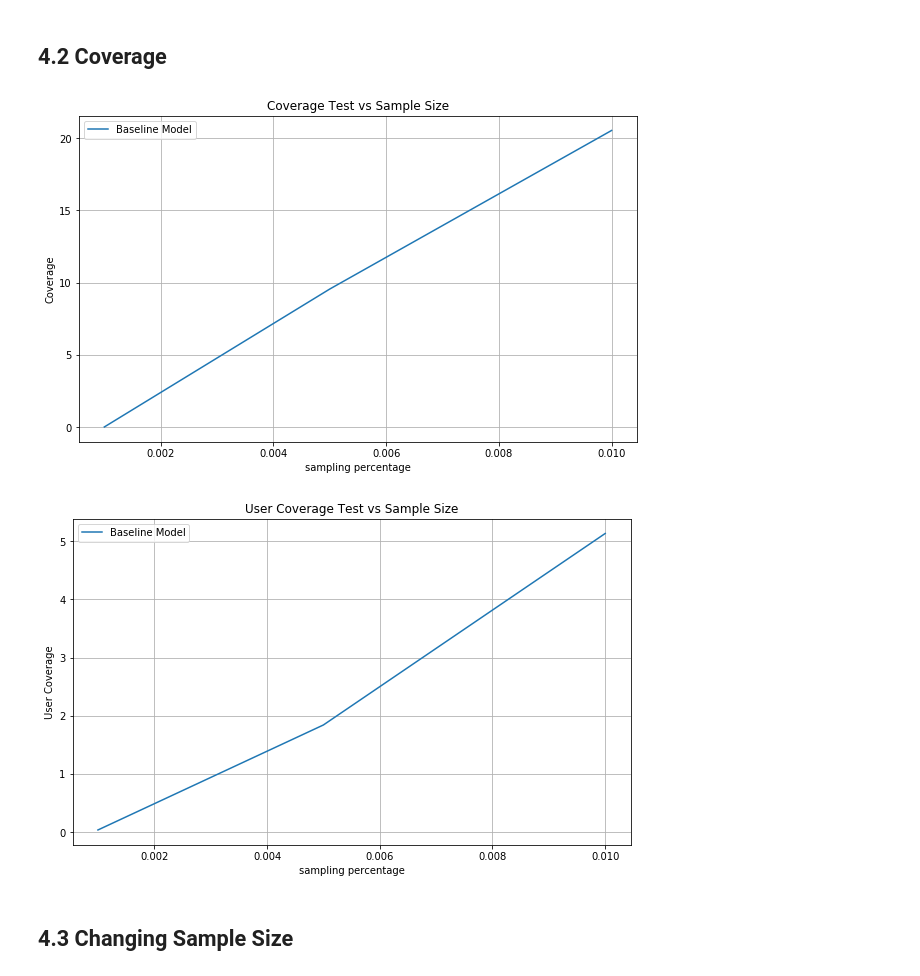
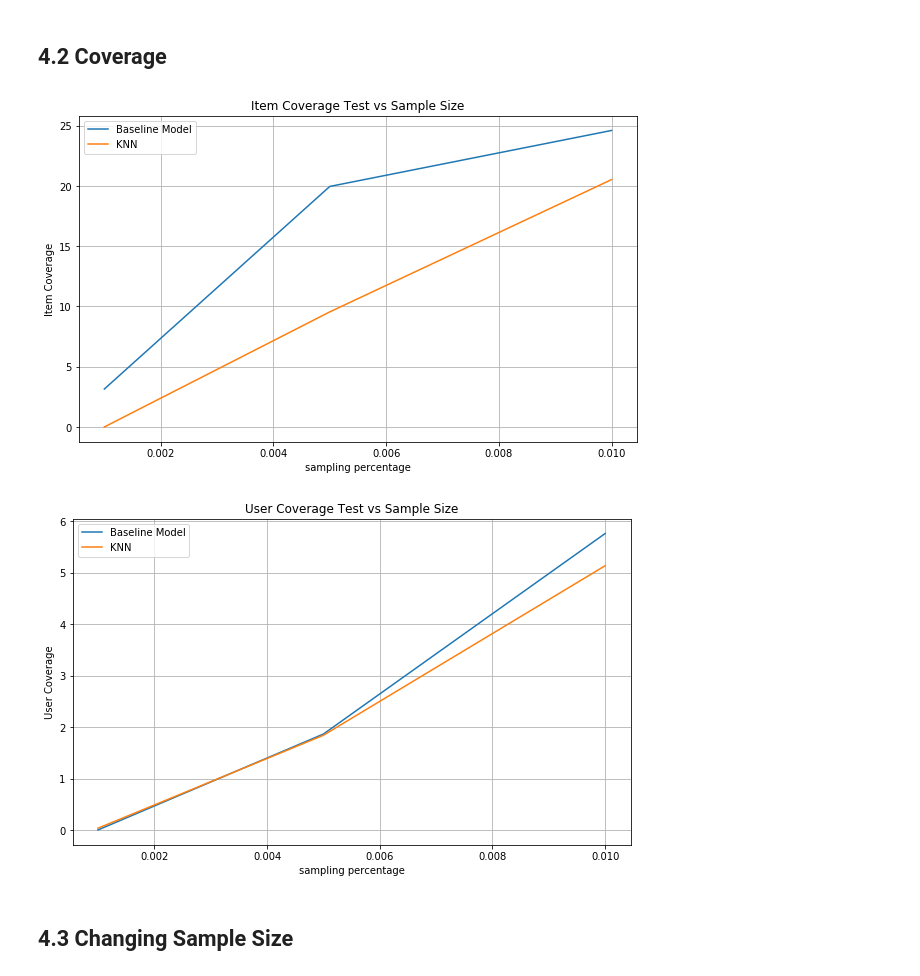
Before and after one commit to thisismeg/personalization-project1, a Jupyter notebook: personalization_project1_combined.ipynb, the cells around one changed output. Cells and saved outputs as stored; diff of their text form; code cells hidden in the pictures.

Commit message:
add coverage for baseline

```diff
--- a/personalization_project1_combined.ipynb
+++ b/personalization_project1_combined.ipynb
@@ -282,7 +284,8 @@ baseline_rmses = []
 baseline_rmses_train = []
 baseline_ndcgs = []
 baseline_ndcgs_train = []
-
+baseline_predicted_dfs = []
+baseline_predicted_train_dfs = []
 for i in range(len(percentages)):
     start = datetime.datetime.now()
     print('Sample % {}\n Start time: {}'.format(percentages[i], str(start)))
@@ -300,8 +303,10 @@ for i in range(len(percentages)):
     print('\tStart predicting at {}...'.format(str(datetime.datetime.now())))
     # test predictions
     baseline_predicted_df = baseline_predictor(avg_ratings, X_test)
+    baseline_predicted_dfs.append(baseline_predicted_df)
     # train predictions
     baseline_predicted_train_df = baseline_predictor(avg_ratings, X_train)
+    baseline_predicted_train_dfs.append(baseline_predicted_train_df)
     print('\t...End predicting at {}.'.format(str(datetime.datetime.now())))
 
     print('\tStart RMSE at {}...'.format(str(datetime.datetime.now())))
@@ -367,0 +393,2 @@ baseline_ndcgs, baseline_ndcgs_train
+# %%
+baseline_test_item_coverages = get_item_coverage(spark_baseline_predicted_dfs)
@@ -802,17 +853,19 @@ als_test_ndcgs, als_train_ndcgs
 # %%
-k = 5
-als_item_coverages_test = []
-for i in range(len(best_predictions_test)):
-    prediction = best_predictions_test[i]
-    percentage = percentages[i]
-    predictions_grouped_by_movieIds = prediction.filter(prediction['rating'] >= 3.0).groupby(['movieId'])
-    pred_df = predictions_grouped_by_movieIds.agg(sql_func.count(col('userId')))
-    pred_df2 = pred_df.filter(pred_df['count(userId)'] >= k)
-    n_movie = pred_df2.count()
+def get_item_coverage(best_predictions_test, k=5):
+    als_item_coverages_test = []
+    for i in range(len(best_predictions_test)):
+        prediction = best_predictions_test[i]
+        percentage = percentages[i]
+        predictions_grouped_by_movieIds = prediction.filter(prediction['rating'] >= 3.0).groupby(['movieId'])
+        pred_df = predictions_grouped_by_movieIds.agg(sql_func.count(col('userId')))
+        pred_df2 = pred_df.filter(pred_df['count(userId)'] >= k)
+        n_movie = pred_df2.count()
 
-    potential_recommended_movies = all_test_sets[i].select("movieId").distinct()
-    N_movie = potential_recommended_movies.count()
+        potential_recommended_movies = all_test_sets[i].select("movieId").distinct()
+        N_movie = potential_recommended_movies.count()
 
-    coverage = (n_movie/N_movie) * 100
-    als_item_coverages_test.append(coverage)
-    print('Item Coverage ({0:.4}% sample): {1:.2}%'.format(percentage, coverage))
+        coverage = (n_movie/N_movie) * 100
+        als_item_coverages_test.append(coverage)
+        print('Item Coverage ({0:.2}% sample): {1:.2}%'.format(percentage, coverage))
+
+    return als_item_coverages_test
@@ -822,0 +872,2 @@ Item Coverage (0.01% sample): 2.1e+01%
+# %%
+als_item_coverages_test = get_item_coverage(best_predictions_test)
@@ -887,21 +958,21 @@ plt.show()
 ## 4.2 Coverage <a class="anchor" id="4-2"></a>
 # %%
 plt.figure(figsize=(10, 6))
-# add baseline
+plt.plot(percentages, baseline_test_item_coverages)
 # add neighborhood based model
 plt.plot(percentages, als_item_coverages_test)
 
 plt.xlabel('sampling percentage')
 plt.ylabel('Item Coverage')
 plt.title('Item Coverage Test vs Sample Size')
 plt.legend(['Baseline Model', 'KNN', 'ALS'])
 plt.grid(True)
 plt.show()
 # %% [output]
-[figure, old version]
+[figure, new version]
 # %%
 plt.figure(figsize=(10, 6))
-# add baseline
+plt.plot(percentages, baseline_test_user_coverages)
 # add neighborhood based model
 plt.plot(percentages, als_user_coverages_test)
 
@@ -912,7 +983,7 @@ plt.legend(['Baseline Model', 'KNN', 'ALS'])
 plt.grid(True)
 plt.show()
 # %% [output]
-[figure, old version]
+[figure, new version]
 # %% [markdown]
 ## 4.3 Changing Sample Size <a class="anchor" id="4-3"></a>
 # %% [markdown]
```
Also changed, not shown: parts of 16 cells of this notebook.
